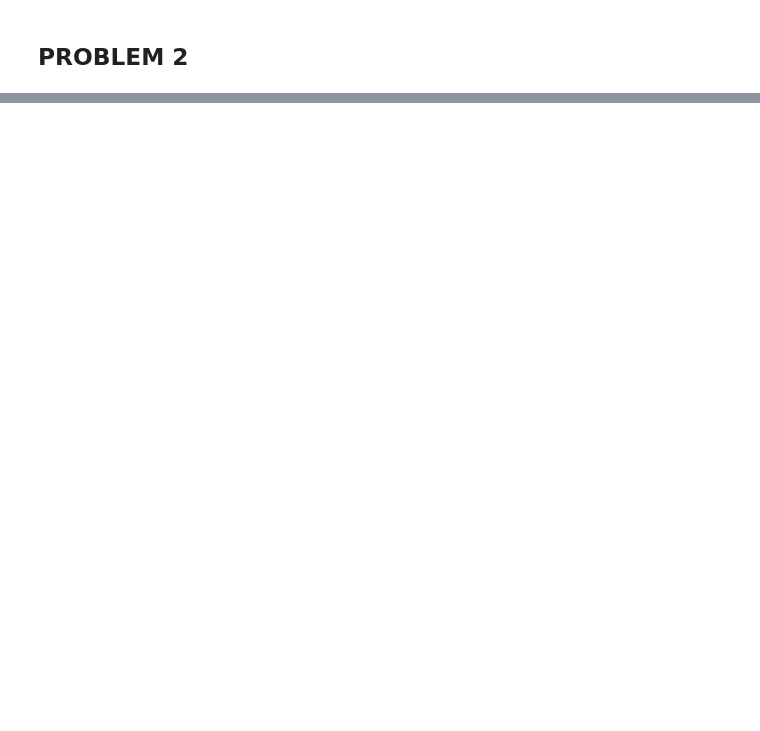
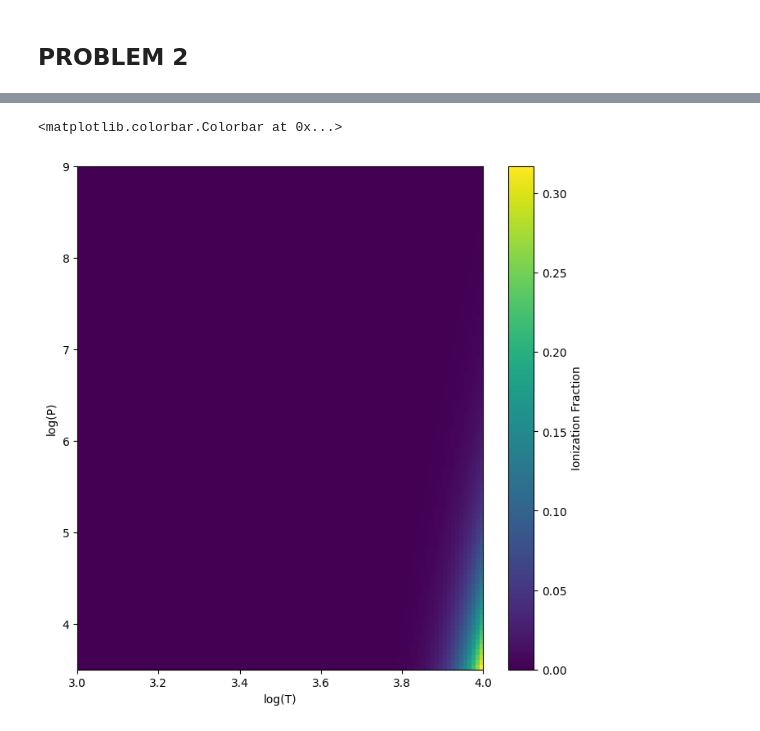
Before and after one commit to e-pritchard/ASTR-104-Homework-4---Evan-Pritchard, a Jupyter notebook: ASTR 104 Homework 4.ipynb, the cells around one changed output, grey strips where cells are left out. Cells and saved outputs as stored; diff of their text form; code cells hidden in the pictures; blank space fills up the shorter version.

```diff
--- a/ASTR 104 Homework 4.ipynb
+++ b/ASTR 104 Homework 4.ipynb
@@ -289,0 +126,17 @@ def x_HII(T, P):
+# %%
+def X_HII(T,P):
+
+    sum_Z_HI_elec = Z_HI_elec(T,P)
+
+    if sum_Z_HI_elec == 0:
+        return np.nan
+
+    C_T = (const.k_B*T*u.K / (P*u.erg / u.cm**3)) * (2*np.pi*const.k_B*T*u.K / (const.h**2))**(3/2) * (const.m_p * const.m_e / m_H)**(3/2) * (4/sum_Z_HI_elec) * np.exp(-E_ion / (const.k_B * T*u.K))
+
+    frac = (-C_T + (C_T**2 + 4*C_T)**(1/2)) / 2
+
+    return frac
+# %%
+for i, P in enumerate(pressure_array):
+    for j, T in enumerate(temp_array):
+        X_HII_matrix[i,j] = X_HII(T,P)
@@ -289,0 +159,9 @@ def x_HII(T, P):
+# %%
+plt.figure(figsize=[8,8])
+plt.imshow(X_HII_matrix, origin='lower', interpolation="nearest", extent=[3, 4, 3.5, 9], aspect="auto")
+plt.xlabel("log(T)")
+plt.ylabel("log(P)")
+plt.colorbar(label="Ionization Fraction")
+# %% [output]
+<matplotlib.colorbar.Colorbar at 0x...>
+[figure, added]
```
Also changed, not shown: parts of 70 cells of this notebook.
